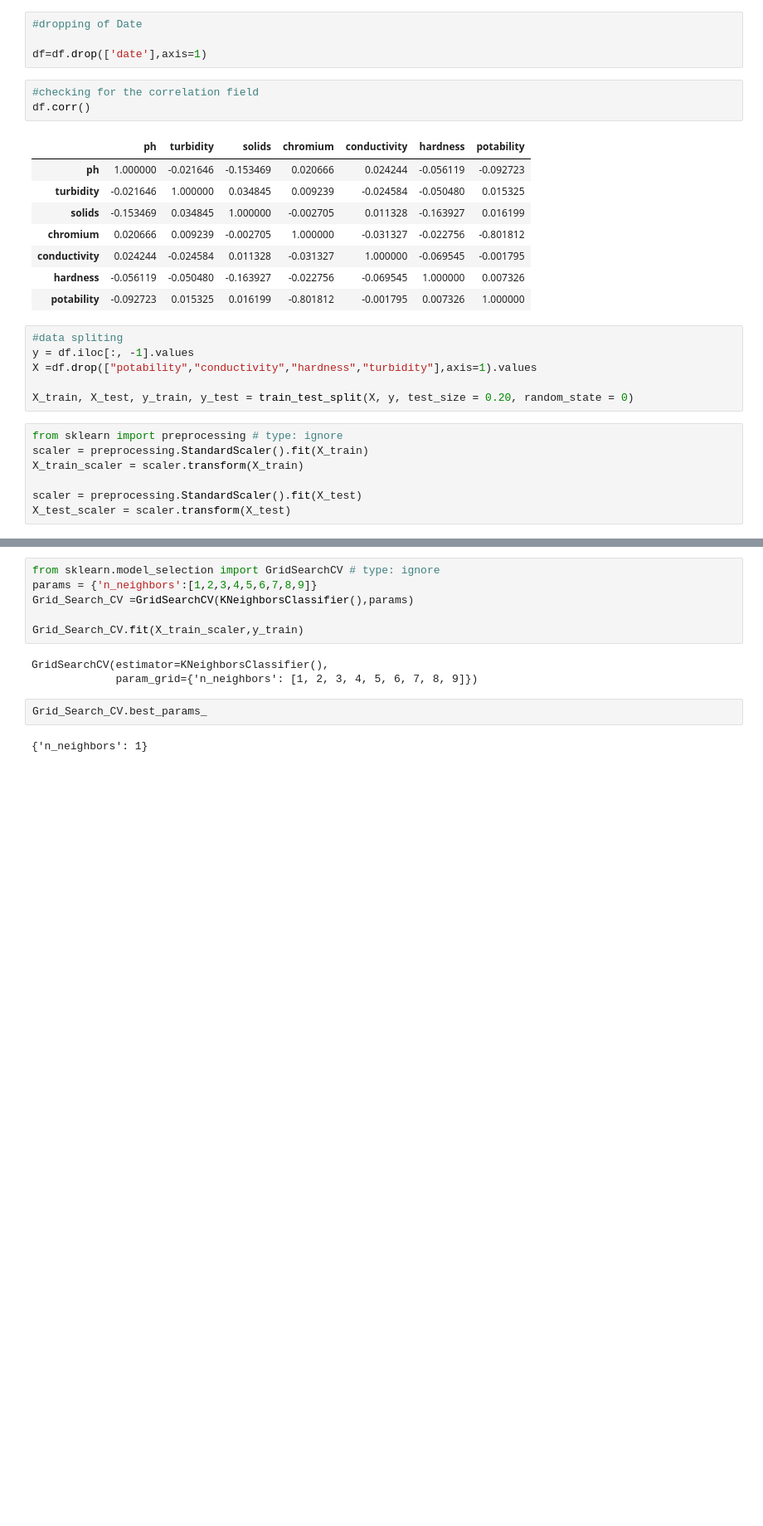
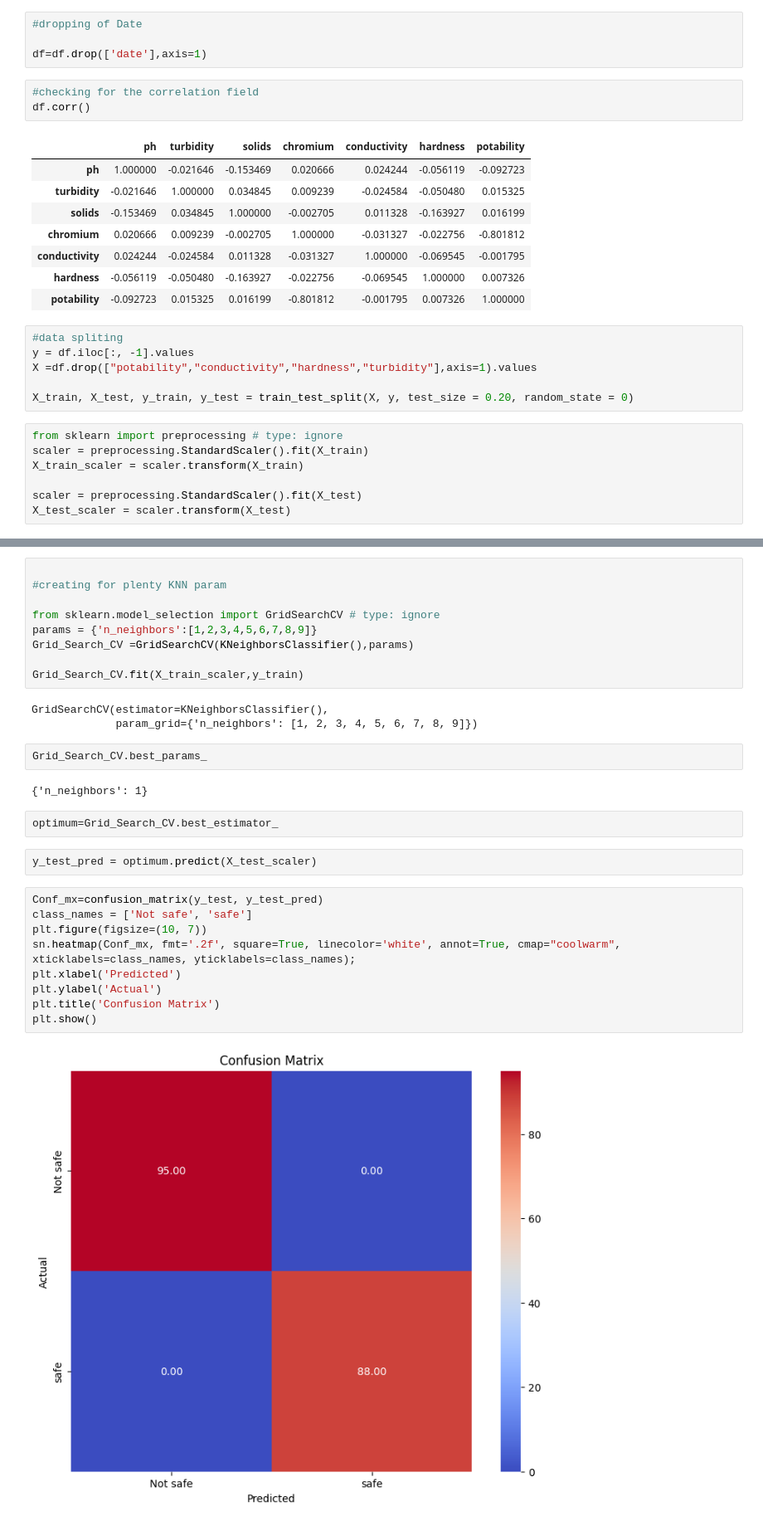
Before and after one commit to Toluwablaq/KNN, a Jupyter notebook: Water_Quality _using KNN.ipynb, the cells around one changed output, grey strips where cells are left out. Shown at 83% size. Cells and saved outputs as stored; diff of their text form; blank space fills up the shorter version.

```diff
--- a/Water_Quality _using KNN.ipynb
+++ b/Water_Quality _using KNN.ipynb
@@ -366,4 +368,7 @@ plt.show()
 # %%
+
+#creating for plenty KNN param
+
 from sklearn.model_selection import GridSearchCV # type: ignore
 params = {'n_neighbors':[1,2,3,4,5,6,7,8,9]}
 Grid_Search_CV =GridSearchCV(KNeighborsClassifier(),params)
@@ -376,3 +381,18 @@ GridSearchCV(estimator=KNeighborsClassifier(),
 Grid_Search_CV.best_params_
 # %% [output]
 {'n_neighbors': 1}
+# %%
+optimum=Grid_Search_CV.best_estimator_
+# %%
+y_test_pred = optimum.predict(X_test_scaler)
+# %%
+Conf_mx=confusion_matrix(y_test, y_test_pred)
+class_names = ['Not safe', 'safe']
+plt.figure(figsize=(10, 7))
+sn.heatmap(Conf_mx, fmt='.2f', square=True, linecolor='white', annot=True, cmap="coolwarm", xticklabels=class_names, yticklabels=class_names);
+plt.xlabel('Predicted')
+plt.ylabel('Actual')
+plt.title('Confusion Matrix')
+plt.show()
+# %% [output]
+[figure, added]
```
Also changed, not shown: parts of 3 cells of this notebook.
